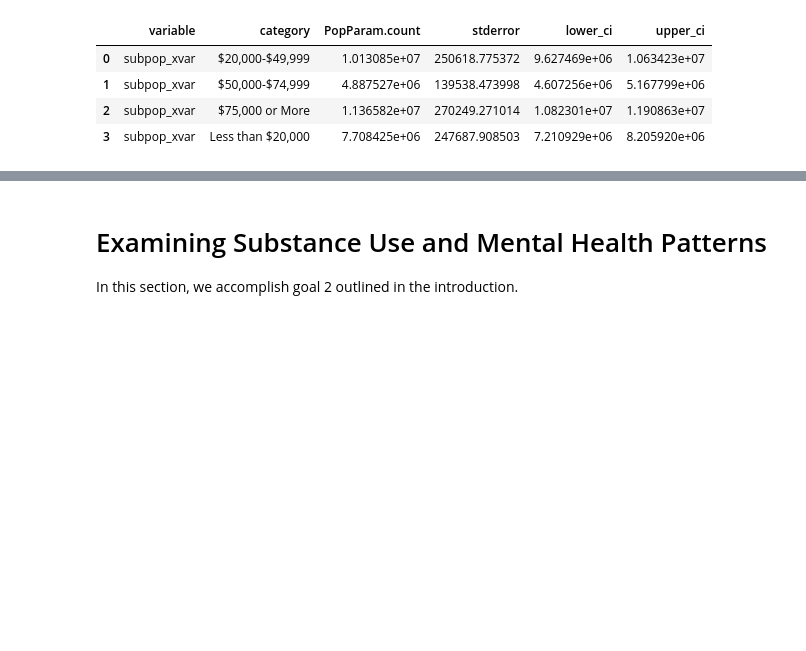
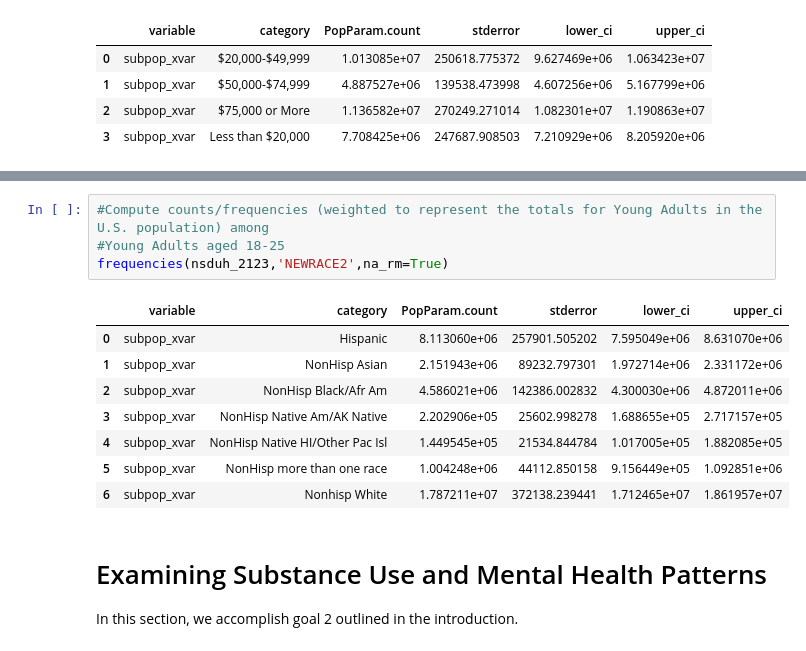
Before and after one commit to Platt-John/John-Platt-DA-401-Project, a Jupyter notebook: code/DA_401_Data_Exploration.ipynb, the cells around one changed output, grey strips where cells are left out. Saved outputs shown, nothing was run; the diff lists cells and outputs as text; blank space fills up the shorter version.

```diff
--- a/code/DA_401_Data_Exploration.ipynb
+++ b/code/DA_401_Data_Exploration.ipynb
@@ -530,3 +543,16 @@ frequencies(nsduh_2123,'INCOME',na_rm=True)
+# %%
+#Compute counts/frequencies (weighted to represent the totals for Young Adults in the U.S. population) among
+#Young Adults aged 18-25
+frequencies(nsduh_2123,'NEWRACE2',na_rm=True)
+# %% [output]
+|  | variable | category | PopParam.count | stderror | lower_ci | upper_ci |
+| 0 | subpop_xvar | Hispanic | 8.113060e+06 | 257901.505202 | 7.595049e+06 | 8.631070e+06 |
+| 1 | subpop_xvar | NonHisp Asian | 2.151943e+06 | 89232.797301 | 1.972714e+06 | 2.331172e+06 |
+| 2 | subpop_xvar | NonHisp Black/Afr Am | 4.586021e+06 | 142386.002832 | 4.300030e+06 | 4.872011e+06 |
+| 3 | subpop_xvar | NonHisp Native Am/AK Native | 2.202906e+05 | 25602.998278 | 1.688655e+05 | 2.717157e+05 |
+| 4 | subpop_xvar | NonHisp Native HI/Other Pac Isl | 1.449545e+05 | 21534.844784 | 1.017005e+05 | 1.882085e+05 |
+| 5 | subpop_xvar | NonHisp more than one race | 1.004248e+06 | 44112.850158 | 9.156449e+05 | 1.092851e+06 |
+| 6 | subpop_xvar | Nonhisp White | 1.787211e+07 | 372138.239441 | 1.712465e+07 | 1.861957e+07 |
 # %% [markdown]
 # Examining Substance Use and Mental Health Patterns
 
```
Also changed, not shown: parts of 30 cells of this notebook.
